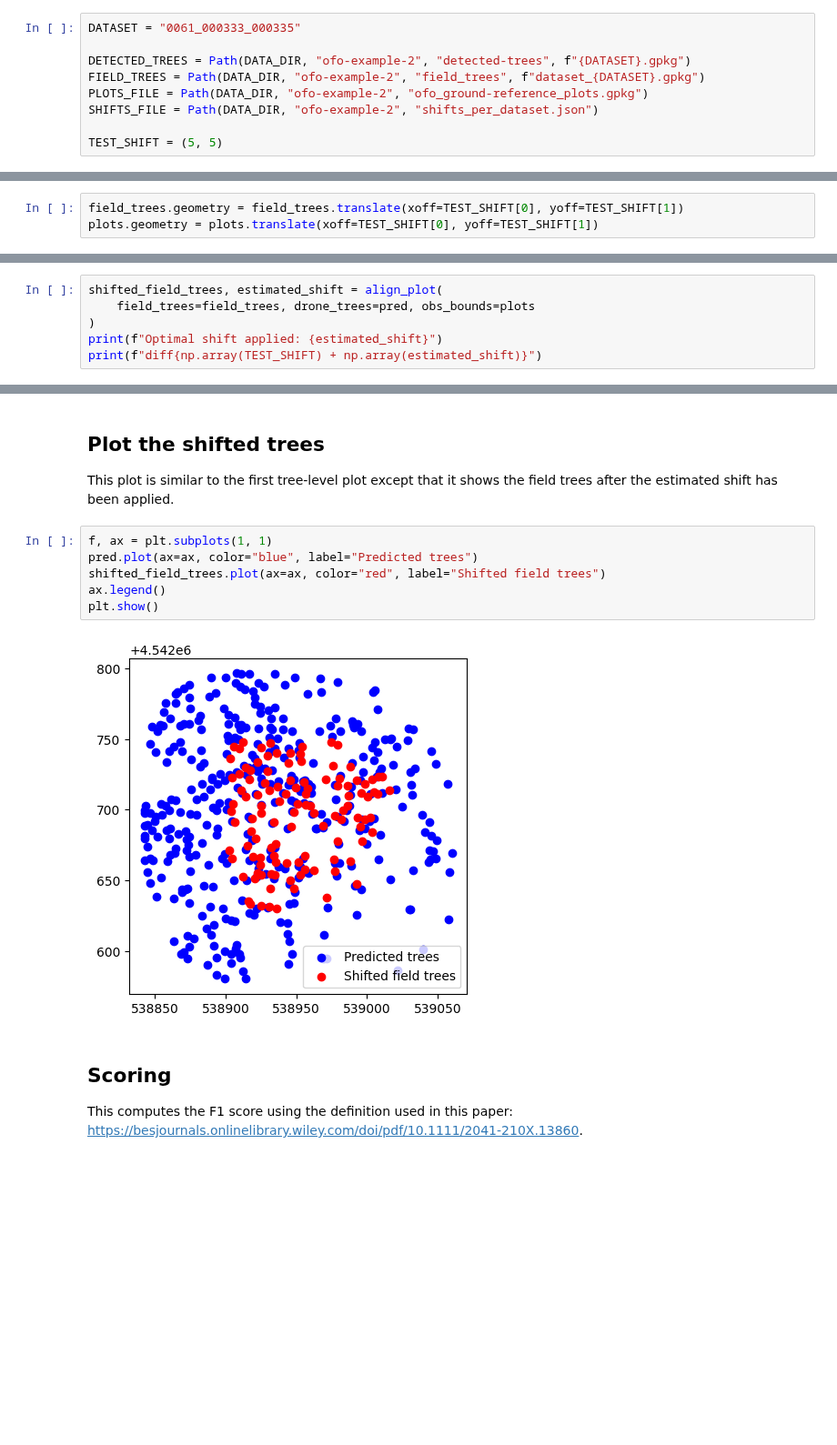
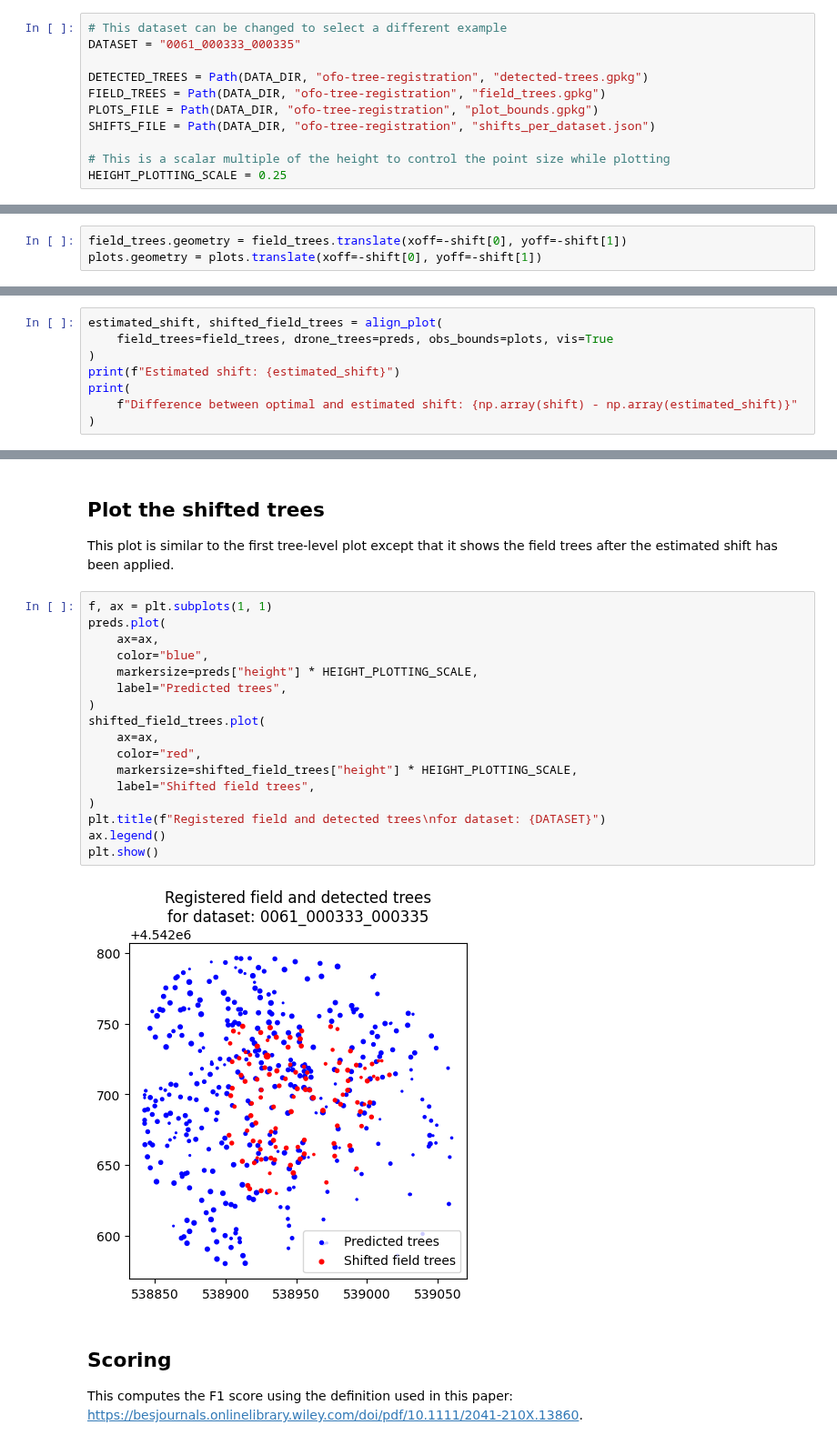
Before and after one commit to open-forest-observatory/tree-registration-and-matching, a Jupyter notebook: examples/example_registration_real_data.ipynb, the cells around one changed output, grey strips where cells are left out. Shown at 91% size. Cells and saved outputs as stored; diff of their text form; blank space fills up the shorter version.

Commit message:
Add updated example for MEE approach

```diff
--- a/examples/example_registration_real_data.ipynb
+++ b/examples/example_registration_real_data.ipynb
@@ -17,11 +14,13 @@ This can be used to simulate data for examples or experiments. Three types of da
 # %%
+# This dataset can be changed to select a different example
 DATASET = "0061_000333_000335"
 
-DETECTED_TREES = Path(DATA_DIR, "ofo-example-2", "detected-trees", f"{DATASET}.gpkg")
-FIELD_TREES = Path(DATA_DIR, "ofo-example-2", "field_trees", f"dataset_{DATASET}.gpkg")
-PLOTS_FILE = Path(DATA_DIR, "ofo-example-2", "ofo_ground-reference_plots.gpkg")
-SHIFTS_FILE = Path(DATA_DIR, "ofo-example-2", "shifts_per_dataset.json")
+DETECTED_TREES = Path(DATA_DIR, "ofo-tree-registration", "detected-trees.gpkg")
+FIELD_TREES = Path(DATA_DIR, "ofo-tree-registration", "field_trees.gpkg")
+PLOTS_FILE = Path(DATA_DIR, "ofo-tree-registration", "plot_bounds.gpkg")
+SHIFTS_FILE = Path(DATA_DIR, "ofo-tree-registration", "shifts_per_dataset.json")
 
-TEST_SHIFT = (5, 5)
+# This is a scalar multiple of the height to control the point size while plotting
+HEIGHT_PLOTTING_SCALE = 0.25
 # %%
 # Read the data
@@ -44,5 +53,5 @@ plots.geometry = plots.translate(xoff=shift[0], yoff=shift[1])
 # %%
-field_trees.geometry = field_trees.translate(xoff=TEST_SHIFT[0], yoff=TEST_SHIFT[1])
-plots.geometry = plots.translate(xoff=TEST_SHIFT[0], yoff=TEST_SHIFT[1])
+field_trees.geometry = field_trees.translate(xoff=-shift[0], yoff=-shift[1])
+plots.geometry = plots.translate(xoff=-shift[0], yoff=-shift[1])
 # %% [markdown]
 # Plot the data
@@ -61,9 +80,11 @@ Show the simulated maps
 ## Registration
 Run registration between the two datasets. This particular algorithm tries a variety of candidate shifts between the two datasets and computes a quality metric for the alignment at each one. Specifically, it computes the number of trees that satisfy specific matching condidtions. The visualization shows the quality of alignment for each of the attempted shifts.
 # %%
-shifted_field_trees, estimated_shift = align_plot(
-    field_trees=field_trees, drone_trees=pred, obs_bounds=plots
+estimated_shift, shifted_field_trees = align_plot(
+    field_trees=field_trees, drone_trees=preds, obs_bounds=plots, vis=True
 )
-print(f"Optimal shift applied: {estimated_shift}")
-print(f"diff{np.array(TEST_SHIFT) + np.array(estimated_shift)}")
+print(f"Estimated shift: {estimated_shift}")
+print(
+    f"Difference between optimal and estimated shift: {np.array(shift) - np.array(estimated_shift)}"
+)
 # %% [output]
@@ -75,12 +103,23 @@ diff[0.2 0.6]
 This plot is similar to the first tree-level plot except that it shows the field trees after the estimated shift has been applied.
 # %%
 f, ax = plt.subplots(1, 1)
-pred.plot(ax=ax, color="blue", label="Predicted trees")
-shifted_field_trees.plot(ax=ax, color="red", label="Shifted field trees")
+preds.plot(
+    ax=ax,
+    color="blue",
+    markersize=preds["height"] * HEIGHT_PLOTTING_SCALE,
+    label="Predicted trees",
+)
+shifted_field_trees.plot(
+    ax=ax,
+    color="red",
+    markersize=shifted_field_trees["height"] * HEIGHT_PLOTTING_SCALE,
+    label="Shifted field trees",
+)
+plt.title(f"Registered field and detected trees\nfor dataset: {DATASET}")
 ax.legend()
 plt.show()
 # %% [output]
-[figure, old version]
+[figure, new version]
 # %% [markdown]
 ## Scoring
 This computes the F1 score using the definition used in this paper: https://besjournals.onlinelibrary.wiley.com/doi/pdf/10.1111/2041-210X.13860.
```
Also changed, not shown: parts of 9 cells of this notebook.
